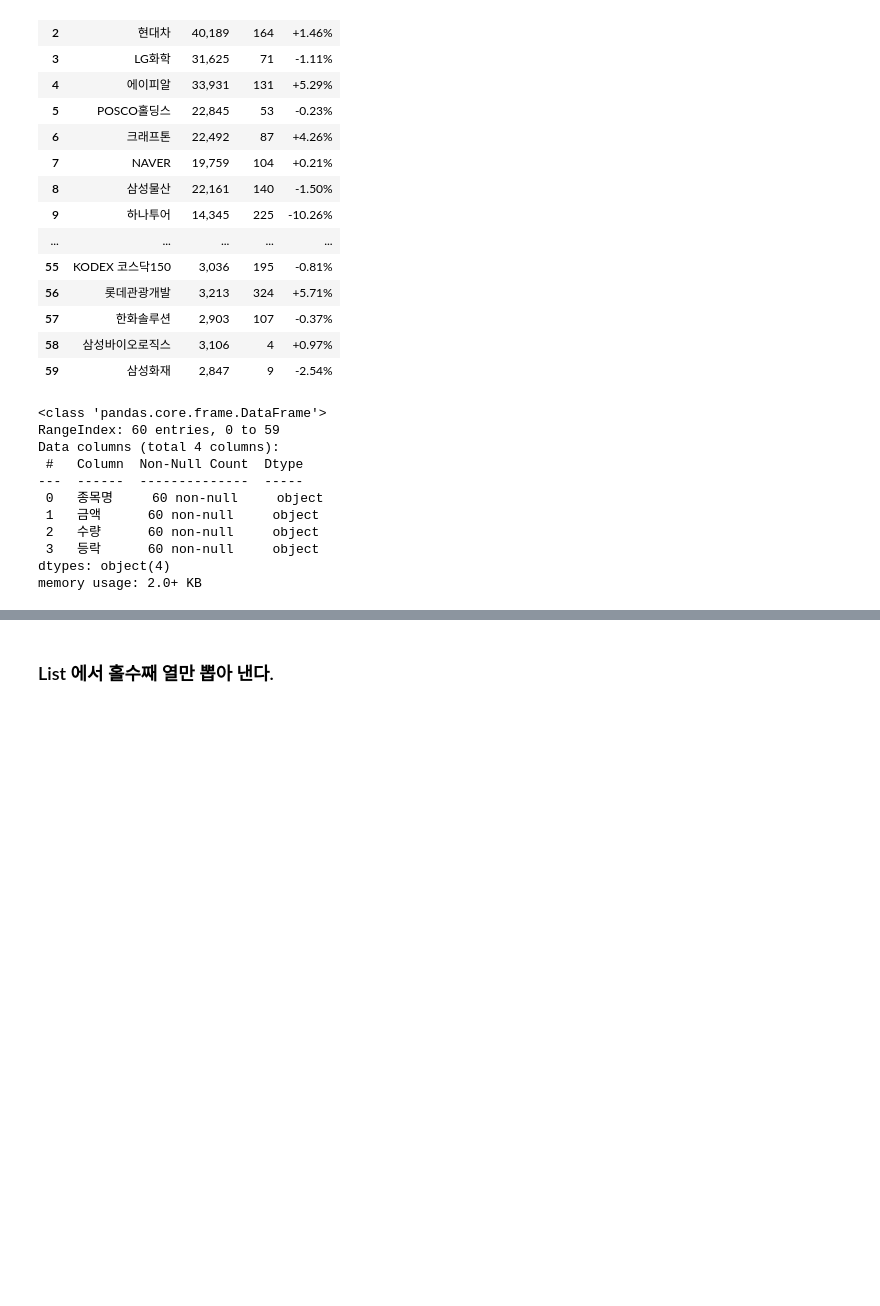
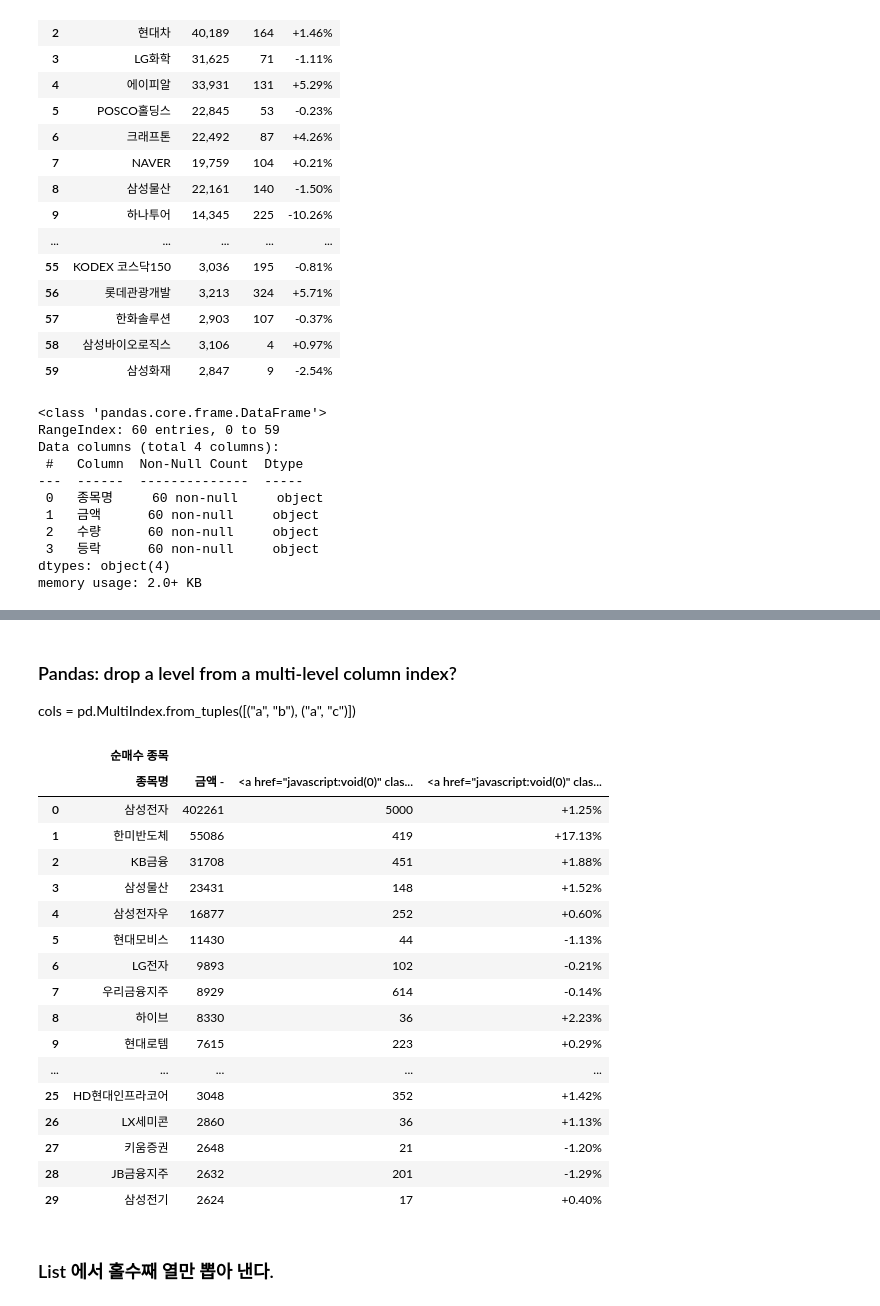
Before and after one commit to starshorse/20200228start, a Jupyter notebook: python_ex/jupyter_note/web crawling.ipynb, the cells around one changed output, grey strips where cells are left out. Saved outputs shown, nothing was run; the diff lists cells and outputs as text; code cells hidden in the pictures; blank space fills up the shorter version.

```diff
--- a/python_ex/jupyter_note/web crawling.ipynb
+++ b/python_ex/jupyter_note/web crawling.ipynb
@@ -100,0 +103,21 @@ memory usage: 2.0+ KB
+# %%
+from bs4 import BeautifulSoup
+from selenium import webdriver
+import urllib
+import pandas as pd
+daum_investors  =  'https://finance.daum.net/domestic/influential_investors?market=KOSPI'
+"""
+html_table = urllib.request.urlopen( daum_investors ).read()
+"""
+
+driver = webdriver.Chrome()
+driver.get(daum_investors)
+html_table = driver.page_source
+
+soup = BeautifulSoup( html_table, "html.parser")
+
+for table in soup.find_all('table'):
+    print( table )
+
+table = pd.read_html( str( soup), flavor="bs4")
+print( table[1] )
@@ -101,3 +142,31 @@ memory usage: 2.0+ KB
+# %% [markdown]
+###  Pandas: drop a level from a multi-level column index?
+
+cols = pd.MultiIndex.from_tuples([("a", "b"), ("a", "c")])
+# %%
+df_1 = table[1]
+df_1.columns
+
+df_1.drop( columns = [('순매도 종목')] )
+# %% [output]
+|  | 순매수 종목 |  |  |  |
+|  | 종목명 | 금액 - | <a href="javascript:void(0)" clas... | <a href="javascript:void(0)" clas... |
+| 0 | 삼성전자 | 402261 | 5000 | +1.25% |
+| 1 | 한미반도체 | 55086 | 419 | +17.13% |
+| 2 | KB금융 | 31708 | 451 | +1.88% |
+| 3 | 삼성물산 | 23431 | 148 | +1.52% |
+| 4 | 삼성전자우 | 16877 | 252 | +0.60% |
+| 5 | 현대모비스 | 11430 | 44 | -1.13% |
+| 6 | LG전자 | 9893 | 102 | -0.21% |
+| 7 | 우리금융지주 | 8929 | 614 | -0.14% |
+| 8 | 하이브 | 8330 | 36 | +2.23% |
+| 9 | 현대로템 | 7615 | 223 | +0.29% |
+| ... | ... | ... | ... | ... |
+| 25 | HD현대인프라코어 | 3048 | 352 | +1.42% |
+| 26 | LX세미콘 | 2860 | 36 | +1.13% |
+| 27 | 키움증권 | 2648 | 21 | -1.20% |
+| 28 | JB금융지주 | 2632 | 201 | -1.29% |
+| 29 | 삼성전기 | 2624 | 17 | +0.40% |
 # %% [markdown]
 ### List 에서 홀수째 열만 뽑아 낸다.
 # %%
```
Also changed, not shown: parts of 2 cells of this notebook, 2 other files.
